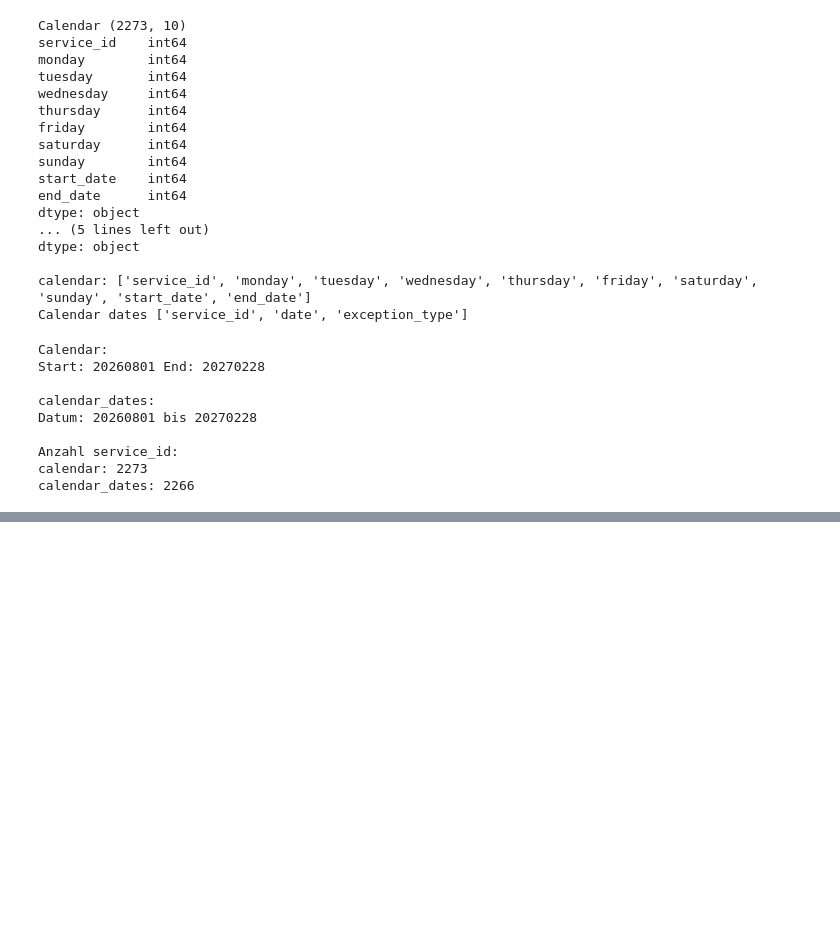
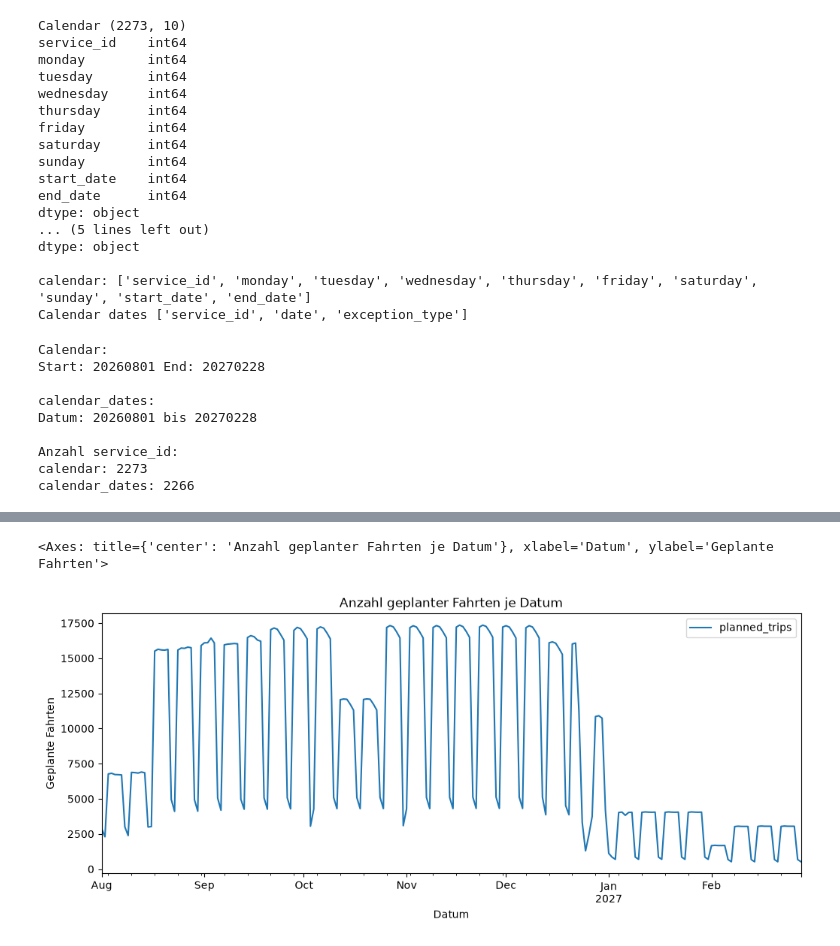
Before and after one commit to LeopoldHenningHathaway/TransIT, a Jupyter notebook: notebooks/10_gtfs_daten_analysieren.ipynb, the cells around one changed output, grey strips where cells are left out. Saved outputs shown, nothing was run; the diff lists cells and outputs as text; code cells hidden in the pictures; blank space fills up the shorter version.

```diff
--- a/notebooks/10_gtfs_daten_analysieren.ipynb
+++ b/notebooks/10_gtfs_daten_analysieren.ipynb
@@ -208,0 +451,11 @@ calendar_dates: 2266
+# %%
+#Trips mit Servicekalender connecten
+
+trips_with_dates = service_calendar.merge(
+    trips,
+    on="service_id",
+    how="inner"
+)
+
+print(len(trips_with_dates))
+display(trips_with_dates.head())
@@ -208,0 +483,3 @@ calendar_dates: 2266
+# %%
+daily_trips = (trips_with_dates.groupby("date").size().reset_index(name="planned_trips"))
+display(daily_trips.head(20))
@@ -208,0 +504,12 @@ calendar_dates: 2266
+# %%
+daily_trips.plot(
+    x="date",
+    y="planned_trips",
+    xlabel="Datum",
+    ylabel="Geplante Fahrten",
+    title="Anzahl geplanter Fahrten je Datum",
+    figsize=(12,4.5),
+)
+# %% [output]
+<Axes: title={'center': 'Anzahl geplanter Fahrten je Datum'}, xlabel='Datum', ylabel='Geplante Fahrten'>
+[figure, added]
```
Also changed, not shown: parts of 20 cells of this notebook, 2 other files.
